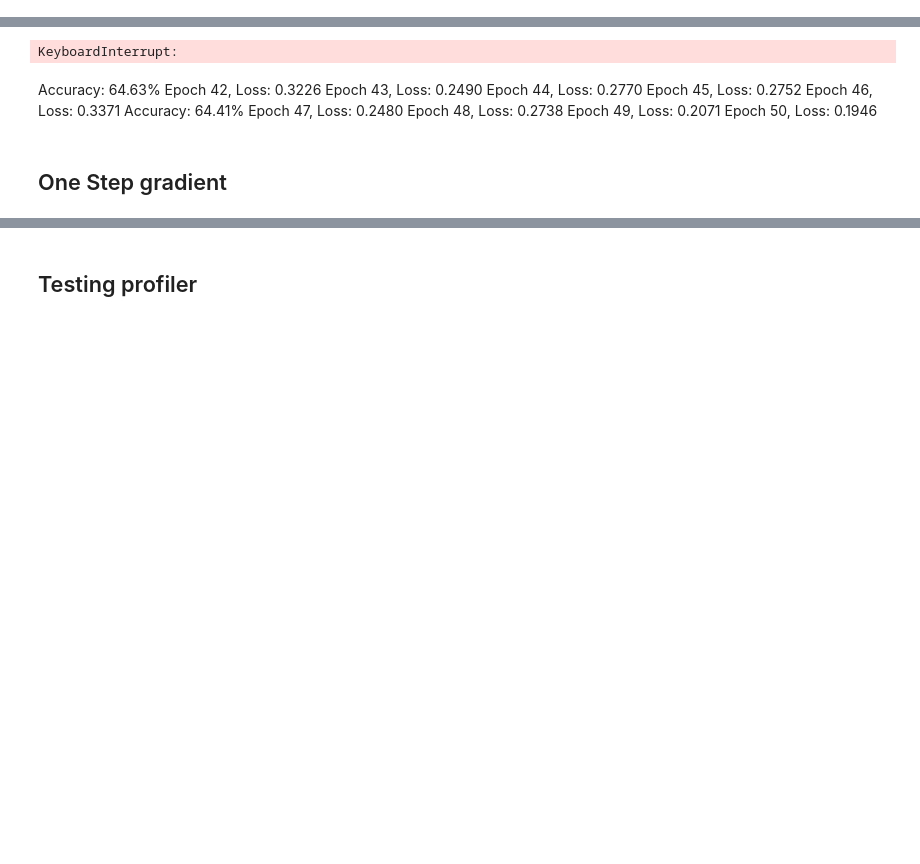
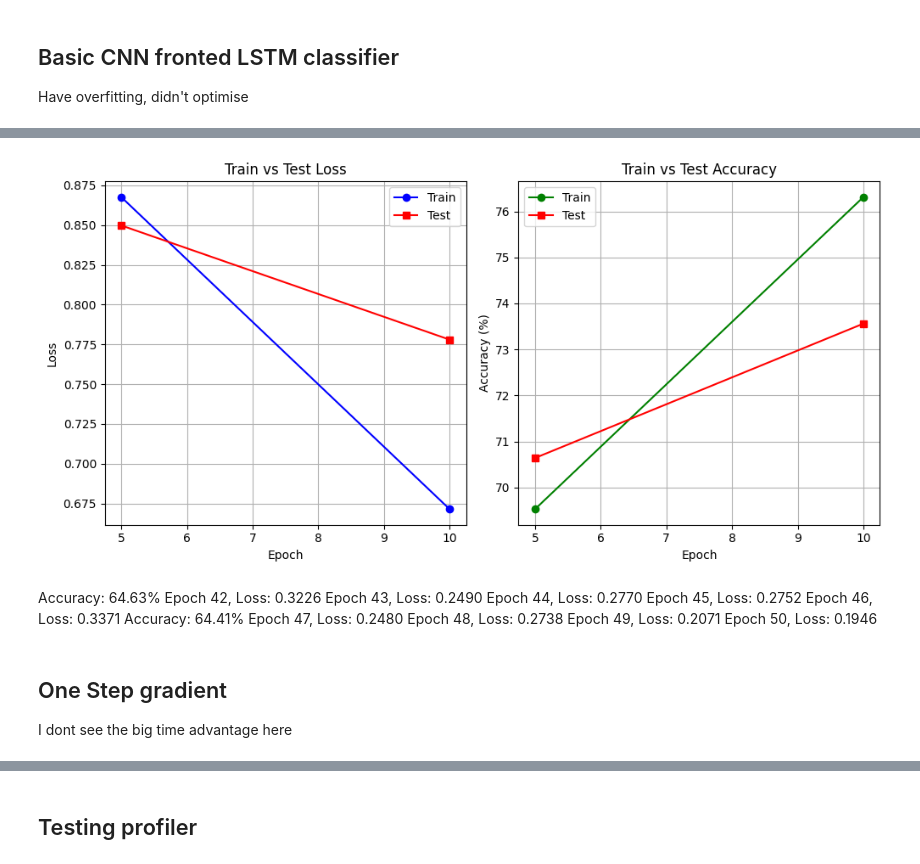
Before and after one commit to Arjun-G-Ravi/HRM-for-cifar10, a Jupyter notebook: test.ipynb, the cells around one changed output, grey strips where cells are left out. Drawn from its saved outputs; the diff is of its cells as text; code cells hidden in the pictures; blank space fills up the shorter version.

```diff
--- a/test.ipynb
+++ b/test.ipynb
@@ -1,3 +1,6 @@
+# %% [markdown]
+## Basic CNN fronted LSTM classifier
+Have overfitting, didn't optimise
 # %%
 import torch
 import torch.nn as nn
@@ -5,6 +8,8 @@ import torch.optim as optim
 import torchvision
 import torchvision.transforms as transforms
 import torch.nn.functional as F
+import matplotlib.pyplot as plt
+
 transform = transforms.Compose([
     transforms.ToTensor(),
     transforms.Normalize((0.4914, 0.4822, 0.4465), (0.247, 0.243, 0.261)),
@@ -34,8 +39,9 @@ class RecurrentBlock(nn.Module):
         self.conv1 = nn.Conv2d(3, 16, 3)
         self.conv2 = nn.Conv2d(16, 32, 3)
         self.pool1 = nn.MaxPool2d(2, 2, padding=1)
-        self.dropout1 = nn.Dropout(0.2)
+        self.dropout1 = nn.Dropout(0.5)
         self.lstm = nn.LSTM(7200, 1024, batch_first=True)
+        self.dropout1 = nn.Dropout(0.3)
         self.fc1 = nn.Linear(1024, 2048)
         self.fc2 = nn.Linear(2048, 10)
 
@@ -60,9 +66,20 @@ model = RecurrentBlock().to(device)
 criterion = nn.CrossEntropyLoss()
 optimizer = optim.Adam(model.parameters(), lr=0.001)
 
+# Lists to store metrics
+train_losses = []
+test_losses = []
+train_accuracies = []
+test_accuracies = []
+epochs_recorded = []
+
 # Training
-for epoch in range(50):
+for epoch in range(10):
     model.train()
+    running_loss = 0.0
+    correct_train = 0
+    total_train = 0
+
     for images, labels in trainloader:
         images, labels = images.to(device), labels.to(device)
         optimizer.zero_grad()
@@ -70,21 +87,68 @@ for epoch in range(50):
         loss = criterion(outputs, labels)
         loss.backward()
         optimizer.step()
-    print(f'Epoch {epoch+1}, Loss: {loss.item():.4f}')
 
-    # Evaluation
-    if (epoch+1) % 5 ==0 and epoch>1:
+        running_loss += loss.item()
+        _, predicted = torch.max(outputs.data, 1)
+        total_train += labels.size(0)
+        correct_train += (predicted == labels).sum().item()
+
+    avg_train_loss = running_loss / len(trainloader)
+    train_acc = 100 * correct_train / total_train
+    print(f'Epoch {epoch+1}, Loss: {avg_train_loss:.4f}, Train Accuracy: {train_acc:.2f}%')
+
+    # Evaluation every 5 epochs
+    if (epoch+1) % 5 == 0 and epoch > 1:
         model.eval()
+
+        test_loss = 0.0
         correct = 0
         total = 0
         with torch.no_grad():
             for images, labels in testloader:
                 images, labels = images.to(device), labels.to(device)
                 outputs = model(images)
+                loss = criterion(outputs, labels)
+                test_loss += loss.item()
                 _, predicted = torch.max(outputs.data, 1)
                 total += labels.size(0)
                 correct += (predicted == labels).sum().item()
 
-        print(f'Accuracy: {100 * correct / total:.2f}%')
+        avg_test_loss = test_loss / len(testloader)
+        test_acc = 100 * correct / total
+        print(f'Test Loss: {avg_test_loss:.4f}, Test Accuracy: {test_acc:.2f}%')
+
+        # Store metrics
+        train_losses.append(avg_train_loss)
+        test_losses.append(avg_test_loss)
+        train_accuracies.append(train_acc)
+        test_accuracies.append(test_acc)
+        epochs_recorded.append(epoch + 1)
+
+# Plot graphs
+plt.figure(figsize=(15, 5))
+
+# Loss plot
+plt.subplot(1, 3, 1)
+plt.plot(epochs_recorded, train_losses, 'b-', marker='o', label='Train')
+plt.plot(epochs_recorded, test_losses, 'r-', marker='s', label='Test')
+plt.title('Train vs Test Loss')
+plt.xlabel('Epoch')
+plt.ylabel('Loss')
+plt.grid(True)
+plt.legend()
+
+# Combined accuracy plot
+plt.subplot(1, 3, 2)
+plt.plot(epochs_recorded, train_accuracies, 'g-', marker='o', label='Train')
+plt.plot(epochs_recorded, test_accuracies, 'r-', marker='s', label='Test')
+plt.title('Train vs Test Accuracy')
+plt.xlabel('Epoch')
+plt.ylabel('Accuracy (%)')
+plt.grid(True)
+plt.legend()
+
+plt.tight_layout()
+plt.show()
 # %% [output]
 Using device: cuda
@@ -100,4 +167,4 @@ Epoch 8, Loss: 0.6519
-KeyboardInterrupt:
+[figure, added]
 # %% [markdown]
 Accuracy: 64.63%
 Epoch 42, Loss: 0.3226
@@ -112,6 +179,7 @@ Epoch 49, Loss: 0.2071
 Epoch 50, Loss: 0.1946
 # %% [markdown]
 ## One Step gradient
+I dont see the big time advantage here
 # %%
 import torch
 import torch.nn as nn
```
Also changed, not shown: parts of 2 cells of this notebook.
